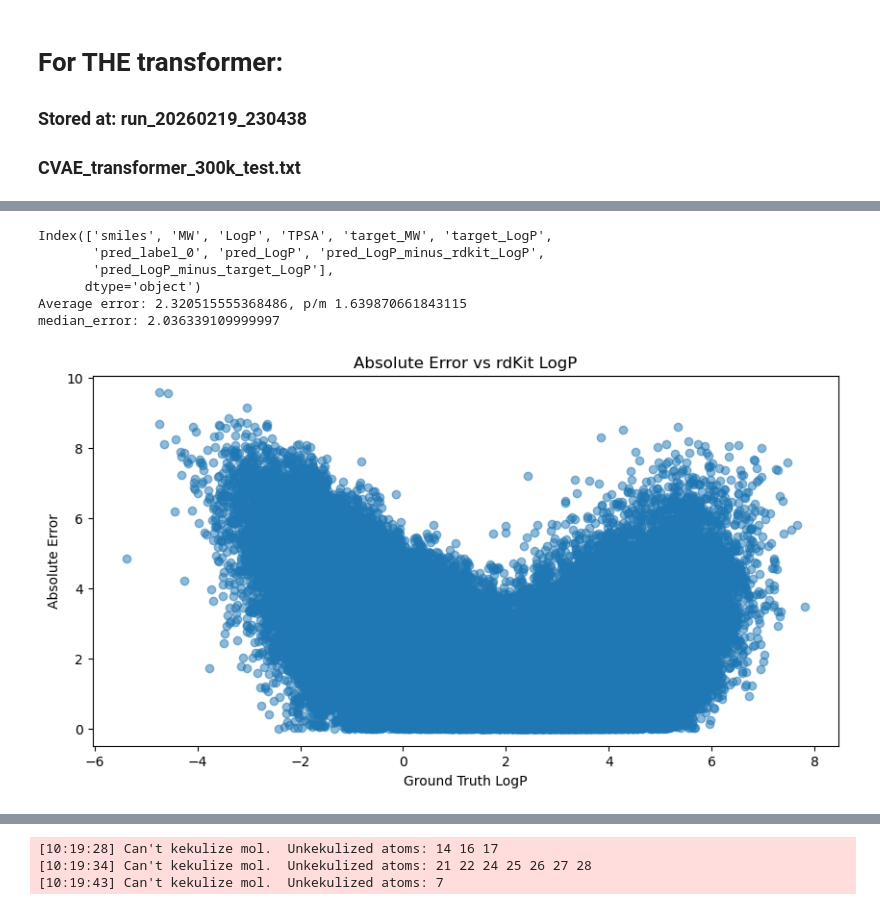
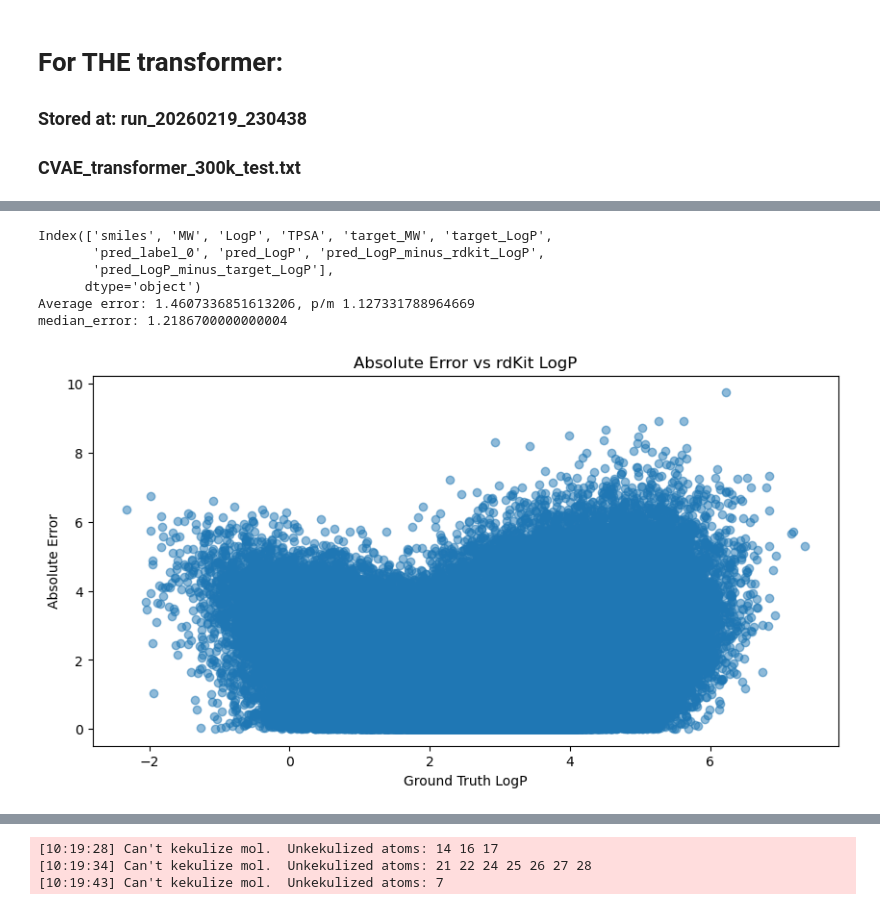
Before and after one commit to johanbaumann/dat675_project, a Jupyter notebook: vae/paper_based/CVAE/viz.ipynb, the cells around one changed output, grey strips where cells are left out. Drawn from its saved outputs; the diff is of its cells as text; code cells hidden in the pictures.

```diff
--- a/vae/paper_based/CVAE/viz.ipynb
+++ b/vae/paper_based/CVAE/viz.ipynb
@@ -83,7 +86,8 @@ from json import load
 #file = "label_CVAE_transformer_300k_test.txt"
 #file = "label_CVAE_transformer_100k_test.txt"
 #file = "temp_100k_test.txt"
-file = 'temp_transformer_100k_test.txt'
+#file = 'temp_transformer_100k_test.txt'
+file = 'train_dist_temp_transformer_300k_test.txt'
 
 df = pd.read_csv(file, sep=",")
 
@@ -124,36 +128,36 @@ def plot_errors(ground_truth:np.ndarray, error_as_function_of_logp:np.ndarray):
 
 def mse_logp(df:pd.DataFrame,) -> float:
     ground_truth = df['LogP'].values
     predicted = df['pred_LogP'].values
     diff = ground_truth - predicted
     mse = np.mean(diff**2)
     return mse
 
 
 stats = stats_logP(df)
 
 ground_truth = stats["ground_truth"]
 predicted = stats["predicted"]
 avg_error = stats["avg_error"]
 std = stats["std"]
 median_error = stats["median_error"]
 
 
 
 error_as_function_of_logp = np.abs(ground_truth - predicted)
 
 print(f"Average error: {avg_error}, p/m {std}")
 print(f"median_error: {median_error}")
 
 plot_errors(ground_truth, error_as_function_of_logp)
 # %% [output]
 Index(['smiles', 'MW', 'LogP', 'TPSA', 'target_MW', 'target_LogP',
        'pred_label_0', 'pred_LogP', 'pred_LogP_minus_rdkit_LogP',
        'pred_LogP_minus_target_LogP'],
       dtype='object')
-Average error: 2.320515555368486, p/m 1.639870661843115
-median_error: 2.036339109999997
+Average error: 1.4607336851613206, p/m 1.127331788964669
+median_error: 1.2186700000000004
-[figure, old version]
+[figure, new version]
 # %%
 
 def read_train_file(train_path:str):
```
Also changed, not shown: parts of 5 cells of this notebook.
